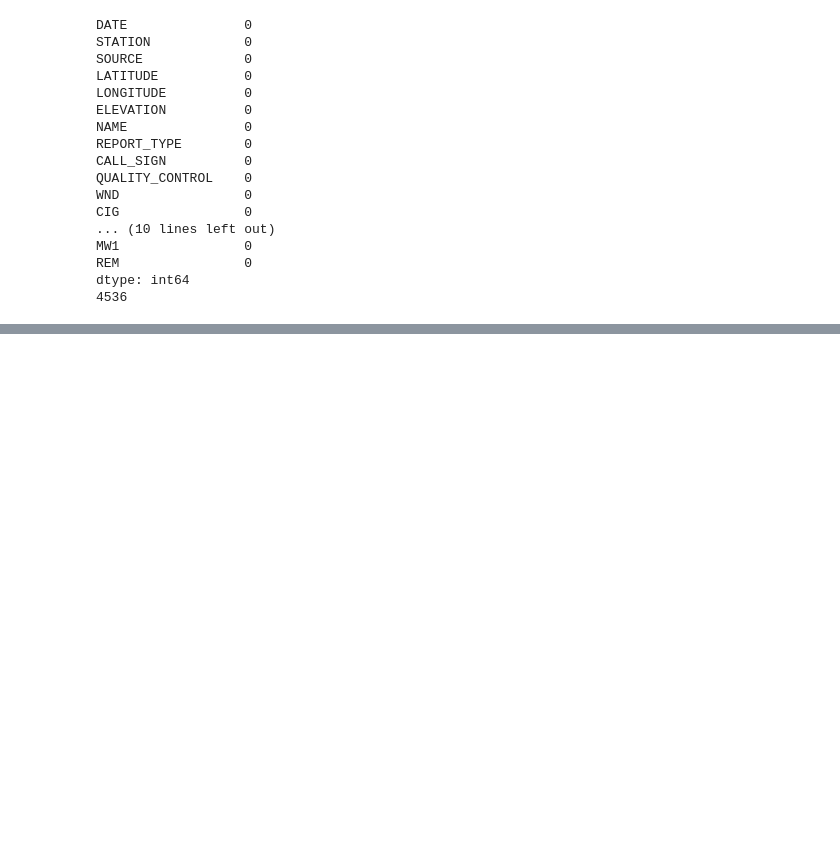
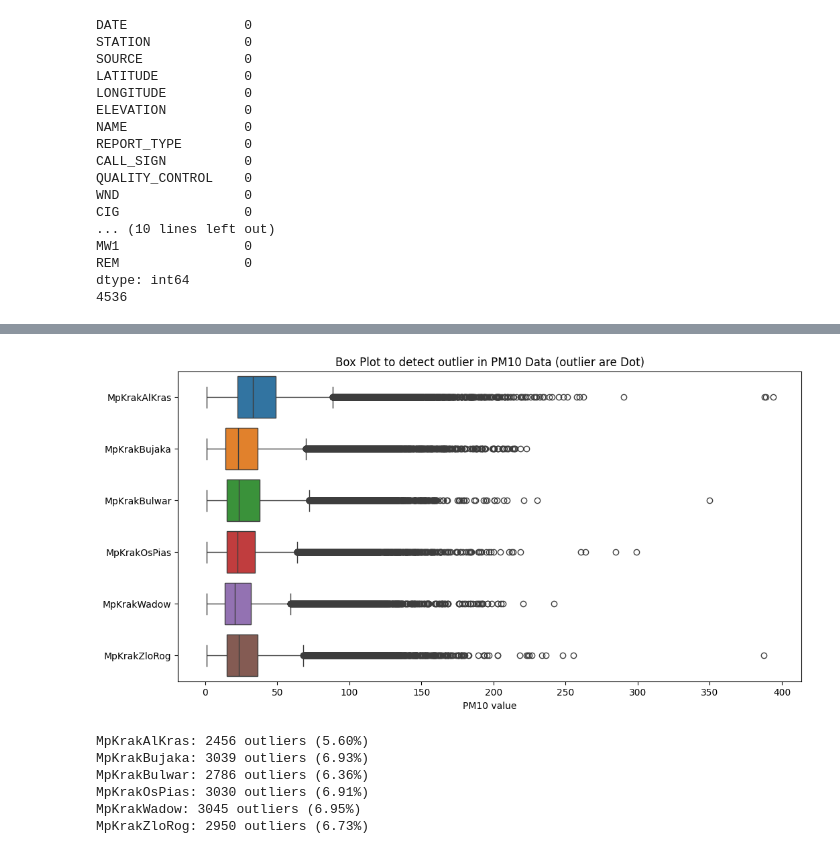
Before and after one commit to NguyenThanhNamIT/AIRPPMHackathon, a Jupyter notebook: src/preprocessing/preprocess.ipynb, the cells around one changed output, grey strips where cells are left out. Drawn from its saved outputs; the diff is of its cells as text; code cells hidden in the pictures; blank space fills up the shorter version.

Commit message:
Quynh Anh | Done data cleaning

```diff
--- a/src/preprocessing/preprocess.ipynb
+++ b/src/preprocessing/preprocess.ipynb
@@ -242,9 +237,9 @@ dtype: int64
 8760
 # %%
 # fill na của pm10 bằng cách nội suy tuyến tính, set date, time làm index
-pm10 = pm10.set_index('DateTime')
-pm10 = pm10.interpolate(method='time')
-pm10 = pm10.reset_index()
+pm10_all_years = pm10_all_years.set_index('DateTime')
+pm10_all_years = pm10_all_years.interpolate(method='time')
+pm10_all_years = pm10_all_years.reset_index()
 # %%
 weather_all_data.head()
 weather_all_data.describe()
@@ -306,0 +310,3 @@ dtype: int64
+# %%
+# drop MpKrakSwoszo columns in pm10_all_years
+pm10_all_years = pm10_all_years.drop(columns=["MpKrakSwoszo"])
@@ -306,0 +337,30 @@ dtype: int64
+# %%
+import matplotlib.pyplot as plt
+import seaborn as sns
+
+station_cols = ['MpKrakAlKras', 'MpKrakBujaka', 'MpKrakBulwar', 'MpKrakOsPias',
+                'MpKrakWadow', 'MpKrakZloRog']
+
+
+plt.figure(figsize=(12, 6))
+sns.boxplot(data=pm10_all_years[station_cols], orient="h")
+plt.title("Box Plot to detect outlier in PM10 Data (outlier are Dot)")
+plt.xlabel("PM10 value")
+plt.show()
+
+for col in station_cols:
+    Q1 = pm10_all_years[col].quantile(0.25)
+    Q3 = pm10_all_years[col].quantile(0.75)
+    IQR = Q3 - Q1
+    lower = Q1 - 1.5 * IQR
+    upper = Q3 + 1.5 * IQR
+    outliers = pm10_all_years[(pm10_all_years[col] < lower) | (pm10_all_years[col] > upper)][col]
+    print(f"{col}: {len(outliers)} outliers ({100*len(outliers)/len(pm10_all_years):.2f}%)")
+# %% [output]
+[figure, added]
+MpKrakAlKras: 2456 outliers (5.60%)
+MpKrakBujaka: 3039 outliers (6.93%)
+MpKrakBulwar: 2786 outliers (6.36%)
+MpKrakOsPias: 3030 outliers (6.91%)
+MpKrakWadow: 3045 outliers (6.95%)
+MpKrakZloRog: 2950 outliers (6.73%)
```
Also changed, not shown: parts of 9 cells of this notebook, 2 other files.
